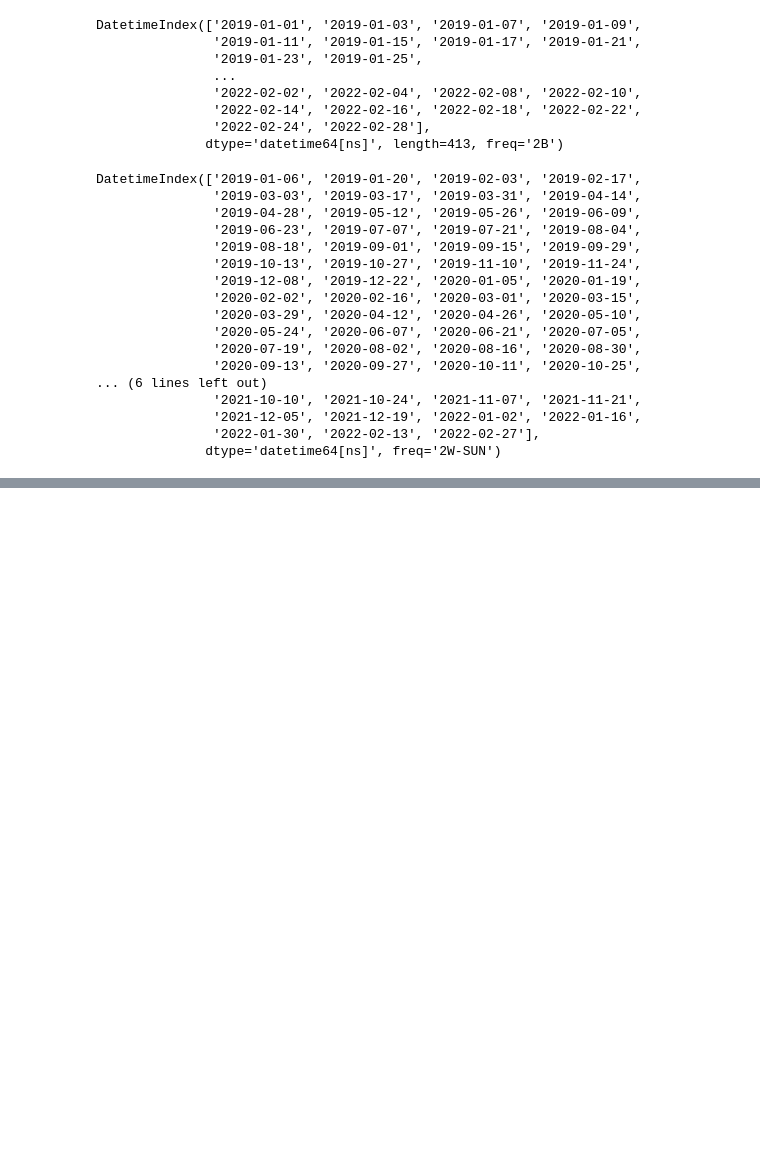
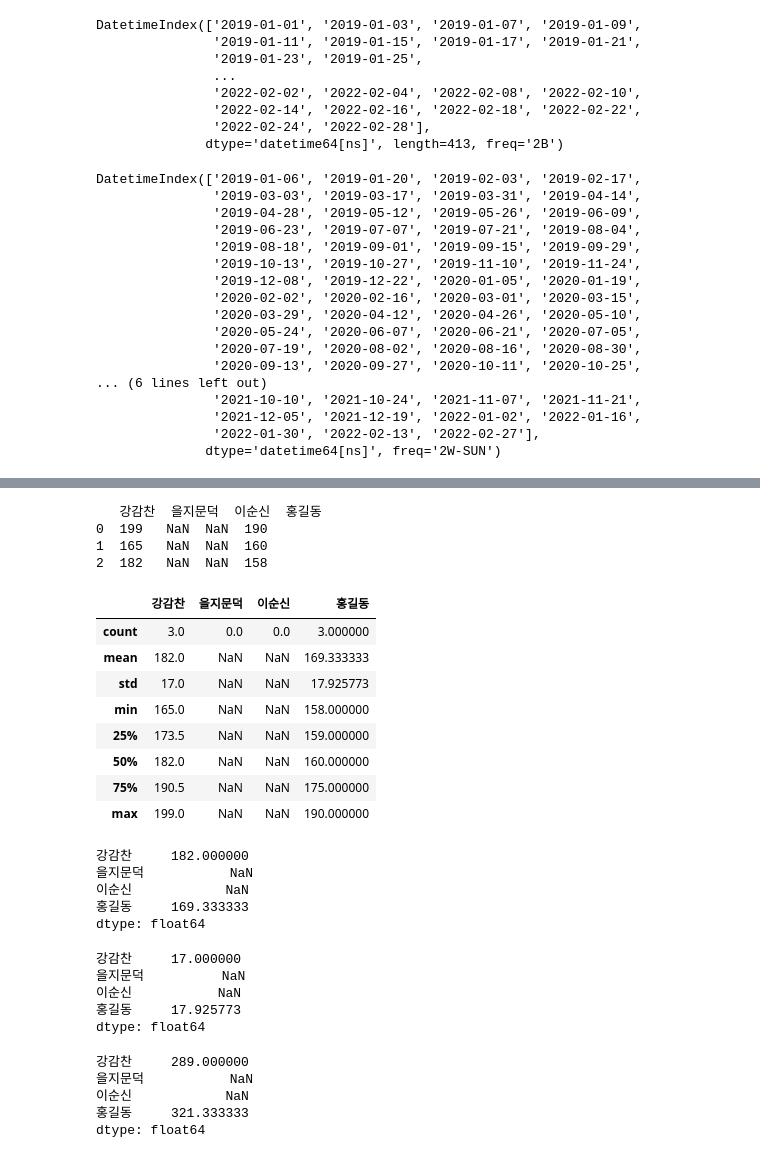
Before and after one commit to serinss/seSAC_Python_Class, a Jupyter notebook: 통계분석시각화_pandas.ipynb, the cells around one changed output, grey strips where cells are left out. Saved outputs shown, nothing was run; the diff lists cells and outputs as text; code cells hidden in the pictures; blank space fills up the shorter version.

```diff
--- a/통계분석시각화_pandas.ipynb
+++ b/통계분석시각화_pandas.ipynb
@@ -171,0 +309,10 @@ DatetimeIndex(['2019-01-06', '2019-01-20', '2019-02-03', '2019-02-17',
+# %%
+data1 = {"홍길동":[90,85,70],
+        "강감찬":[99,89,92],
+        "이순신":[100,100,100]}
+df1 = pd.DataFrame(data1)
+# %%
+data2 = {"홍길동":[100,75,88],
+        "강감찬":[100,76,90],
+        "을지문덕":[98,97,100]}
+df2 = pd.DataFrame(data2)
@@ -171,0 +331,45 @@ DatetimeIndex(['2019-01-06', '2019-01-20', '2019-02-03', '2019-02-17',
+# %%
+df3 = df1+df2
+print(df3) #같은 index,column 은 쉘이라고 할 수 있다. 이 쉘끼리 연산 가능
+#만약 양쪽에 다른 열이 존재한다면, 연산 불가!
+# %% [output]
+   강감찬  을지문덕  이순신  홍길동
+0  199   NaN  NaN  190
+1  165   NaN  NaN  160
+2  182   NaN  NaN  158
+# %%
+df3.describe()
+# %% [output]
+|  | 강감찬 | 을지문덕 | 이순신 | 홍길동 |
+| count | 3.0 | 0.0 | 0.0 | 3.000000 |
+| mean | 182.0 | NaN | NaN | 169.333333 |
+| std | 17.0 | NaN | NaN | 17.925773 |
+| min | 165.0 | NaN | NaN | 158.000000 |
+| 25% | 173.5 | NaN | NaN | 159.000000 |
+| 50% | 182.0 | NaN | NaN | 160.000000 |
+| 75% | 190.5 | NaN | NaN | 175.000000 |
+| max | 199.0 | NaN | NaN | 190.000000 |
+# %%
+df3.mean()
+# %% [output]
+강감찬     182.000000
+을지문덕           NaN
+이순신            NaN
+홍길동     169.333333
+dtype: float64
+# %%
+df3.std()
+# %% [output]
+강감찬     17.000000
+을지문덕          NaN
+이순신           NaN
+홍길동     17.925773
+dtype: float64
+# %%
+df3.var()
+# %% [output]
+강감찬     289.000000
+을지문덕           NaN
+이순신            NaN
+홍길동     321.333333
+dtype: float64
```
Also changed, not shown: parts of 57 cells of this notebook.
